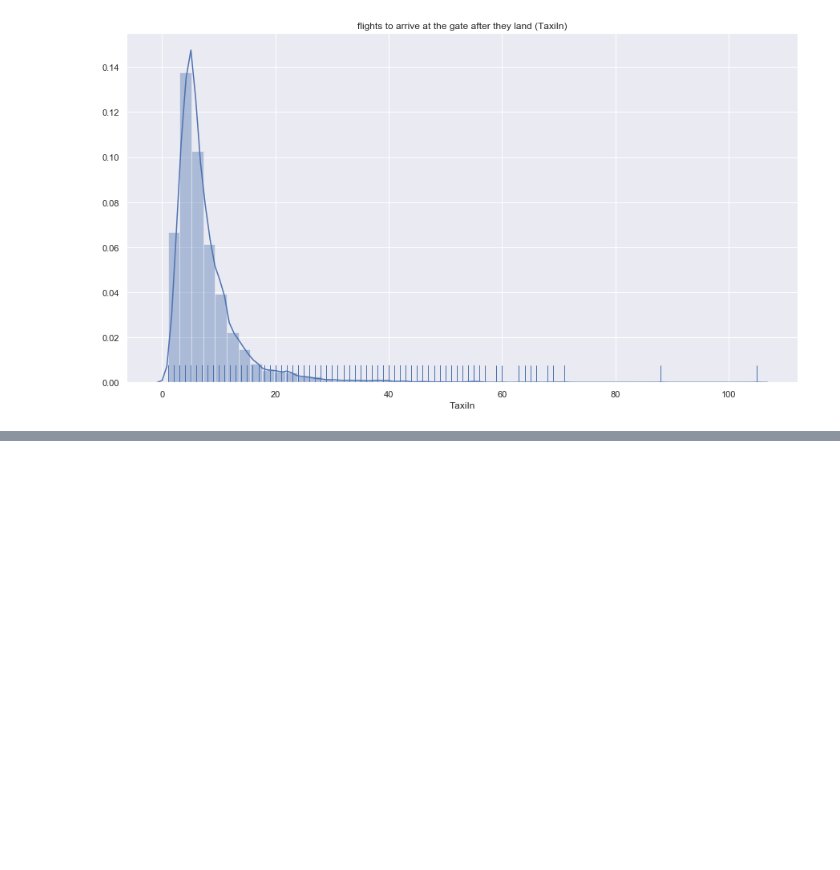
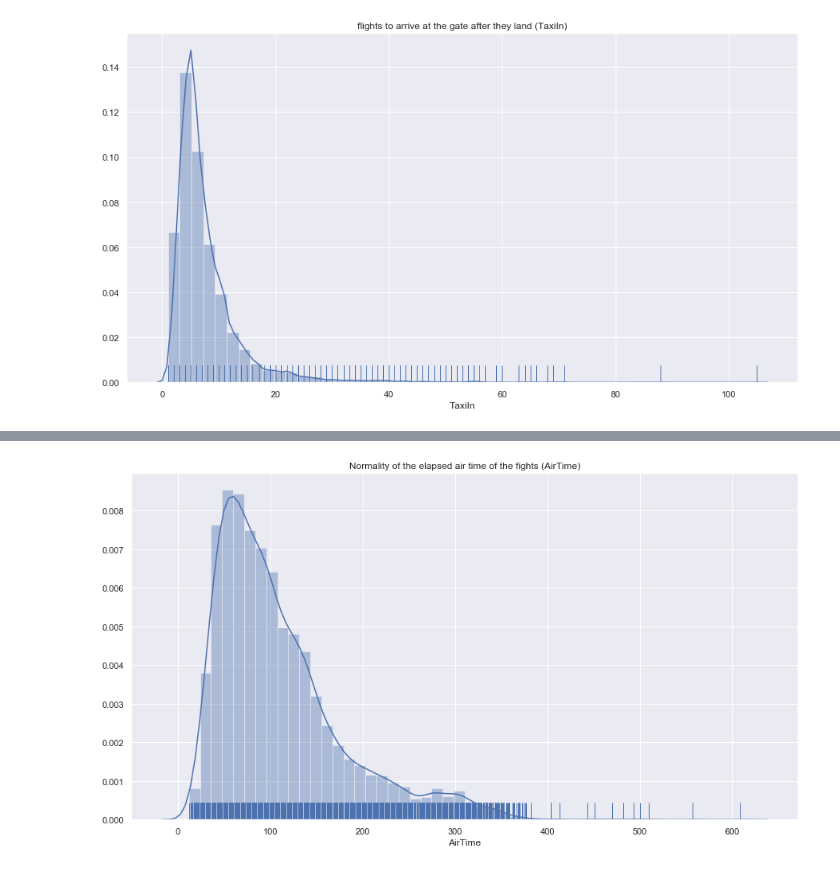
Before and after one commit to naivelogic/Machine_Learning_Notebooks, a Jupyter notebook: Data_Science/Airline.ipynb, the cells around one changed output, grey strips where cells are left out. Cells and saved outputs as stored; diff of their text form; code cells hidden in the pictures; blank space fills up the shorter version.

```diff
--- a/Data_Science/Airline.ipynb
+++ b/Data_Science/Airline.ipynb
@@ -208,0 +224,8 @@ plt.show()
+# %%
+# histogram with a density function
+fig = plt.figure(figsize=(15,8))
+ax = sns.distplot(airline.AirTime, kde=True, rug=True)
+plt.title("Normality of the elapsed air time of the fights (AirTime)")
+plt.show()
+# %% [output]
+[figure, added]
```
Also changed, not shown: parts of 19 cells of this notebook.
